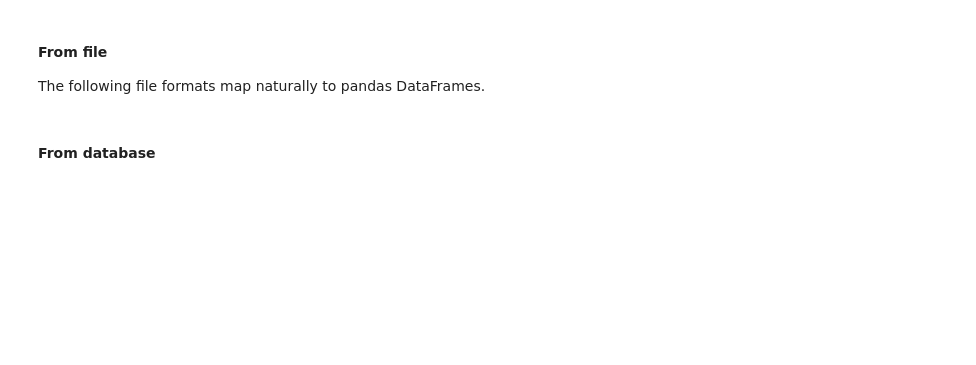
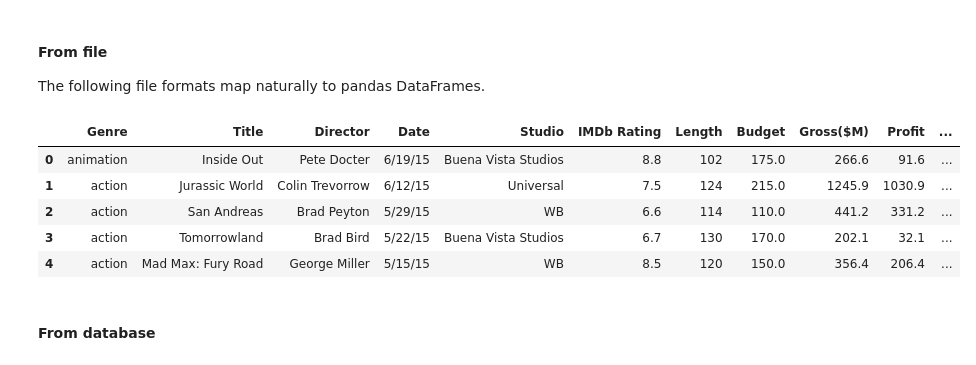
Before and after one commit to albop/modern_scientific_programming, a Jupyter notebook: Session_6/DataFrames.ipynb, the cells around one changed output. Saved outputs shown, nothing was run; the diff lists cells and outputs as text; code cells hidden in the pictures; blank space fills up the shorter version.

```diff
--- a/Session_6/DataFrames.ipynb
+++ b/Session_6/DataFrames.ipynb
@@ -66,6 +136,17 @@ The following file formats map naturally to pandas DataFrames.
 # %%
 # csv file (check filetype and delimiters: comma-separated values can by separated, by... anything)
 # read_csv
+# pd.read_csv?
+movies_df = pd.read_csv('movies_cured.csv')
+# %%
+movies_df.head(5)
+# %% [output]
+|  | Genre | Title | Director | Date | Studio | IMDb Rating | Length | Budget | Gross($M) | Profit | ... |
+| 0 | animation | Inside Out | Pete Docter | 6/19/15 | Buena Vista Studios | 8.8 | 102 | 175.0 | 266.6 | 91.6 | ... |
+| 1 | action | Jurassic World | Colin Trevorrow | 6/12/15 | Universal | 7.5 | 124 | 215.0 | 1245.9 | 1030.9 | ... |
+| 2 | action | San Andreas | Brad Peyton | 5/29/15 | WB | 6.6 | 114 | 110.0 | 441.2 | 331.2 | ... |
+| 3 | action | Tomorrowland | Brad Bird | 5/22/15 | Buena Vista Studios | 6.7 | 130 | 170.0 | 202.1 | 32.1 | ... |
+| 4 | action | Mad Max: Fury Road | George Miller | 5/15/15 | WB | 8.5 | 120 | 150.0 | 356.4 | 206.4 | ... |
 # %%
 # stata
 # %%
```
Also changed, not shown: parts of 47 cells of this notebook, 12 other files.
